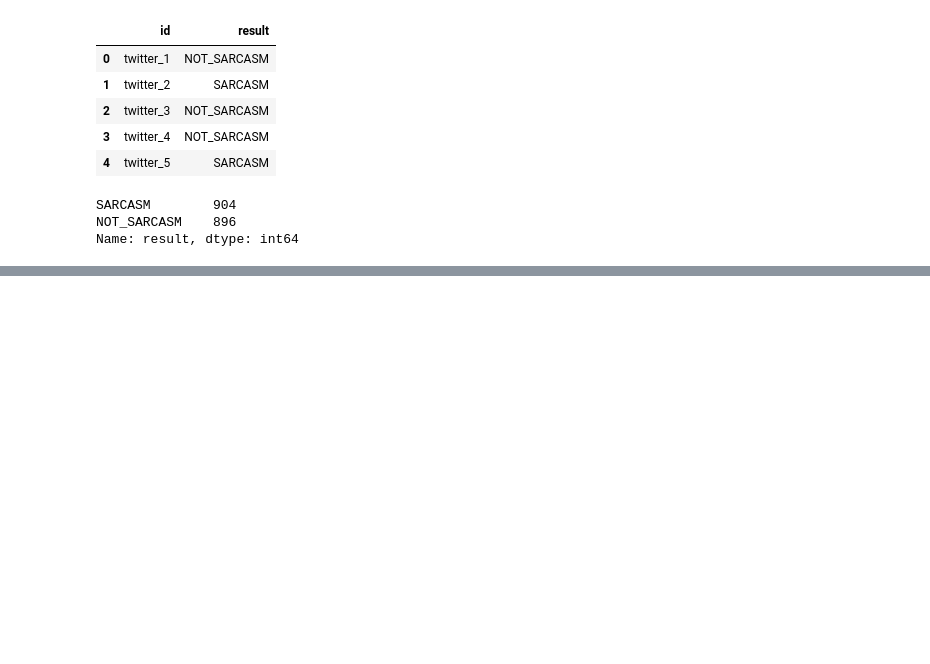
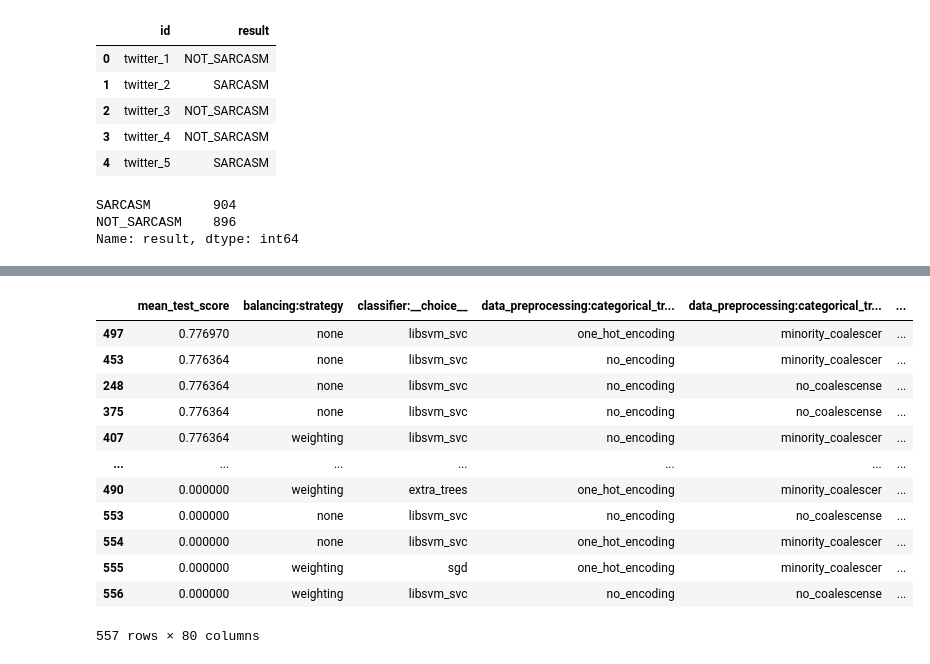
Before and after one commit to peterzukerman/Twitter-Sarcasm-Detection, a Jupyter notebook: sarcasm_classification.ipynb, the cells around one changed output, grey strips where cells are left out. Drawn from its saved outputs; the diff is of its cells as text; code cells hidden in the pictures; blank space fills up the shorter version.

```diff
--- a/sarcasm_classification.ipynb
+++ b/sarcasm_classification.ipynb
@@ -189,0 +250,2 @@ Macro Avg precision: 0.6573184880454089, recall 0.774, F1 score 0.71083642008303
+# %%
+res_norm = pd.json_normalize(cv_res['params'], max_level=0)
@@ -189,0 +262,17 @@ Macro Avg precision: 0.6573184880454089, recall 0.774, F1 score 0.71083642008303
+# %%
+res = pd.concat([cv_res['mean_test_score'], res_norm], axis=1)
+res.sort_values('mean_test_score', ascending=False)
+# %% [output]
+|  | mean_test_score | balancing:strategy | classifier:__choice__ | data_preprocessing:categorical_tr... | data_preprocessing:categorical_tr... | ... |
+| 497 | 0.776970 | none | libsvm_svc | one_hot_encoding | minority_coalescer | ... |
+| 453 | 0.776364 | none | libsvm_svc | no_encoding | minority_coalescer | ... |
+| 248 | 0.776364 | none | libsvm_svc | no_encoding | no_coalescense | ... |
+| 375 | 0.776364 | none | libsvm_svc | no_encoding | no_coalescense | ... |
+| 407 | 0.776364 | weighting | libsvm_svc | no_encoding | minority_coalescer | ... |
+| ... | ... | ... | ... | ... | ... | ... |
+| 490 | 0.000000 | weighting | extra_trees | one_hot_encoding | minority_coalescer | ... |
+| 553 | 0.000000 | none | libsvm_svc | no_encoding | no_coalescense | ... |
+| 554 | 0.000000 | none | libsvm_svc | one_hot_encoding | minority_coalescer | ... |
+| 555 | 0.000000 | weighting | sgd | one_hot_encoding | minority_coalescer | ... |
+| 556 | 0.000000 | weighting | libsvm_svc | no_encoding | no_coalescense | ... |
+557 rows × 80 columns
```
Also changed, not shown: parts of 12 cells of this notebook, 2 other files.
